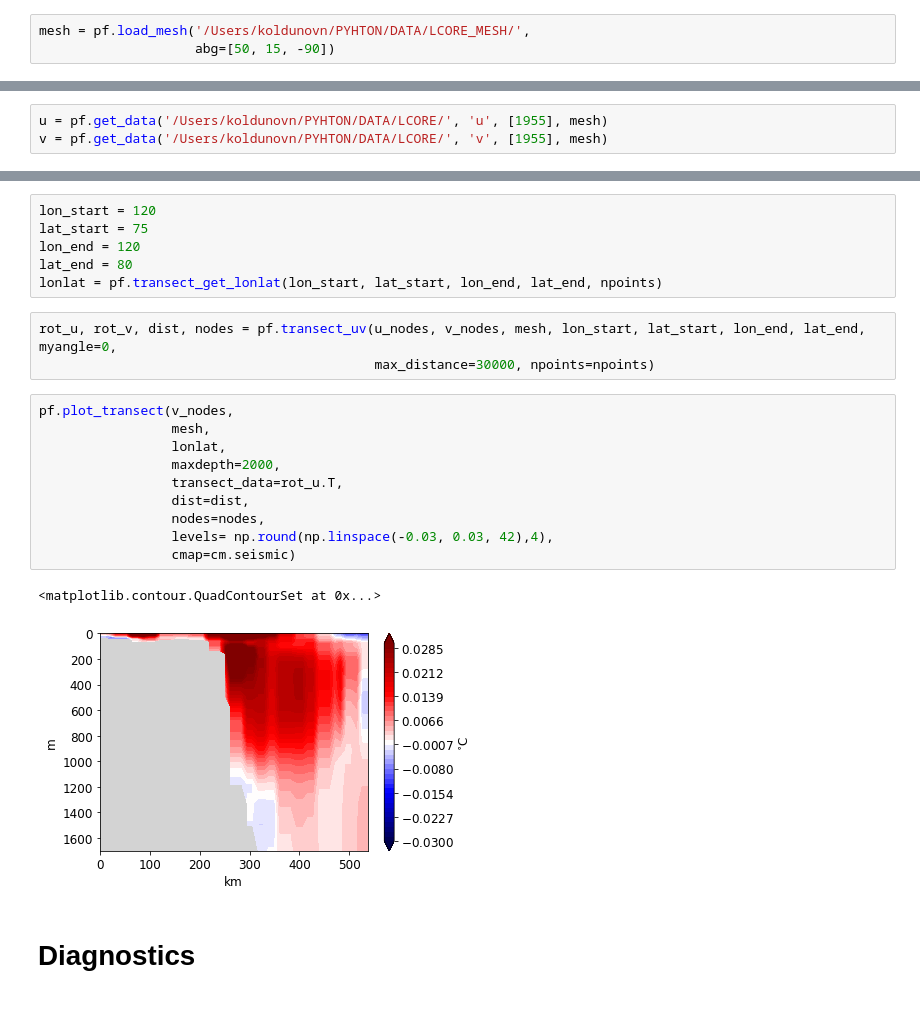
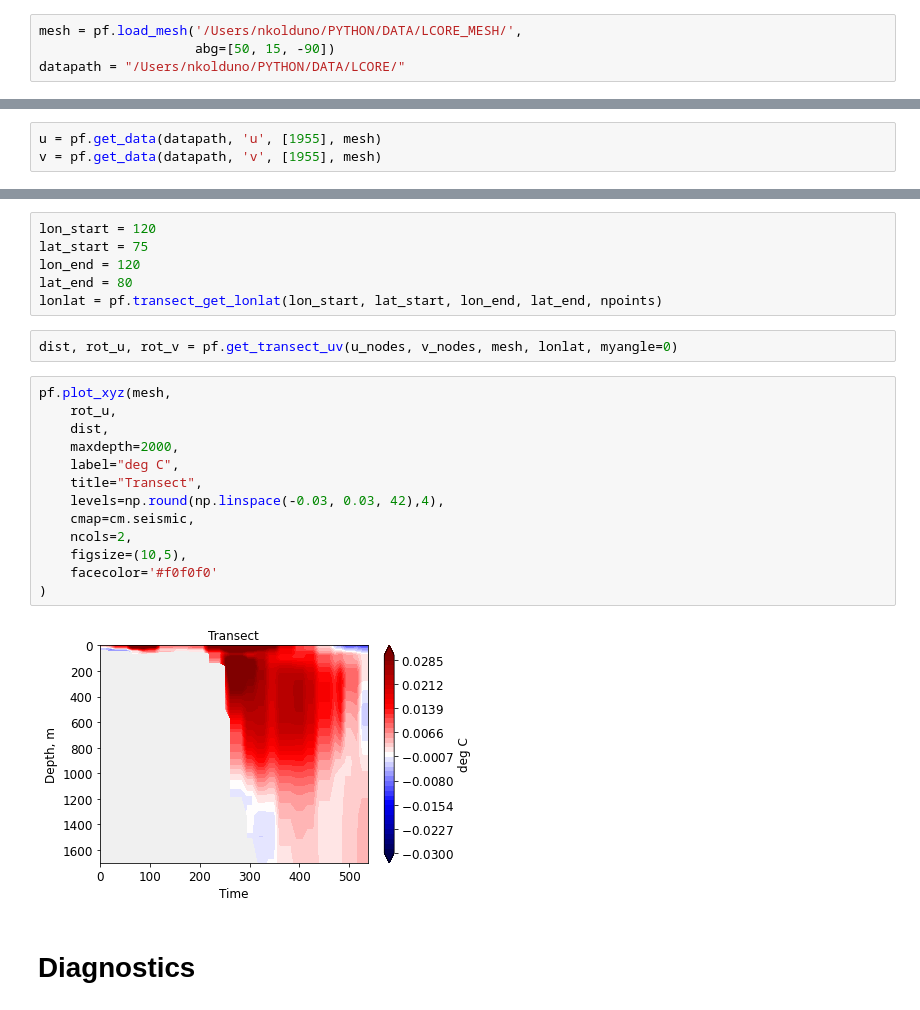
Before and after one commit to FESOM/pyfesom2, a Jupyter notebook: notebooks/pyfesom2_overview.ipynb, the cells around one changed output, grey strips where cells are left out. Cells and saved outputs as stored; diff of their text form.

```diff
--- a/notebooks/pyfesom2_overview.ipynb
+++ b/notebooks/pyfesom2_overview.ipynb
@@ -72,4 +75,5 @@ import pyfesom2 as pf
 # %%
-mesh = pf.load_mesh('/Users/koldunovn/PYHTON/DATA/LCORE_MESH/',
+mesh = pf.load_mesh('/Users/nkolduno/PYTHON/DATA/LCORE_MESH/',
                     abg=[50, 15, -90])
+datapath = "/Users/nkolduno/PYTHON/DATA/LCORE/"
 # %% [output]
@@ -355,8 +348,8 @@ pf.plot_transect(
 # %% [markdown]
 ## U/V transect
 # %%
-u = pf.get_data('/Users/koldunovn/PYHTON/DATA/LCORE/', 'u', [1955], mesh)
-v = pf.get_data('/Users/koldunovn/PYHTON/DATA/LCORE/', 'v', [1955], mesh)
+u = pf.get_data(datapath, 'u', [1955], mesh)
+v = pf.get_data(datapath, 'v', [1955], mesh)
 # %% [output]
 Depth is None, 3d field will be returned
 Depth is None, 3d field will be returned
@@ -374,21 +367,22 @@ lon_end = 120
 lat_end = 80
 lonlat = pf.transect_get_lonlat(lon_start, lat_start, lon_end, lat_end, npoints)
 # %%
-rot_u, rot_v, dist, nodes = pf.transect_uv(u_nodes, v_nodes, mesh, lon_start, lat_start, lon_end, lat_end, myangle=0,
-                                           max_distance=30000, npoints=npoints)
+dist, rot_u, rot_v = pf.get_transect_uv(u_nodes, v_nodes, mesh, lonlat, myangle=0)
 # %%
-pf.plot_transect(v_nodes,
-                 mesh,
-                 lonlat,
-                 maxdepth=2000,
-                 transect_data=rot_u.T,
-                 dist=dist,
-                 nodes=nodes,
-                 levels= np.round(np.linspace(-0.03, 0.03, 42),4),
-                 cmap=cm.seismic)
+pf.plot_xyz(mesh,
+    rot_u,
+    dist,
+    maxdepth=2000,
+    label="deg C",
+    title="Transect",
+    levels=np.round(np.linspace(-0.03, 0.03, 42),4),
+    cmap=cm.seismic,
+    ncols=2,
+    figsize=(10,5),
+    facecolor='#f0f0f0'
+)
 # %% [output]
-<matplotlib.contour.QuadContourSet at 0x...>
-[figure, old version]
+[figure, new version]
 # %% [markdown]
 # Diagnostics
 # %% [markdown]
```
Also changed, not shown: parts of 40 cells of this notebook, 6 other files.
